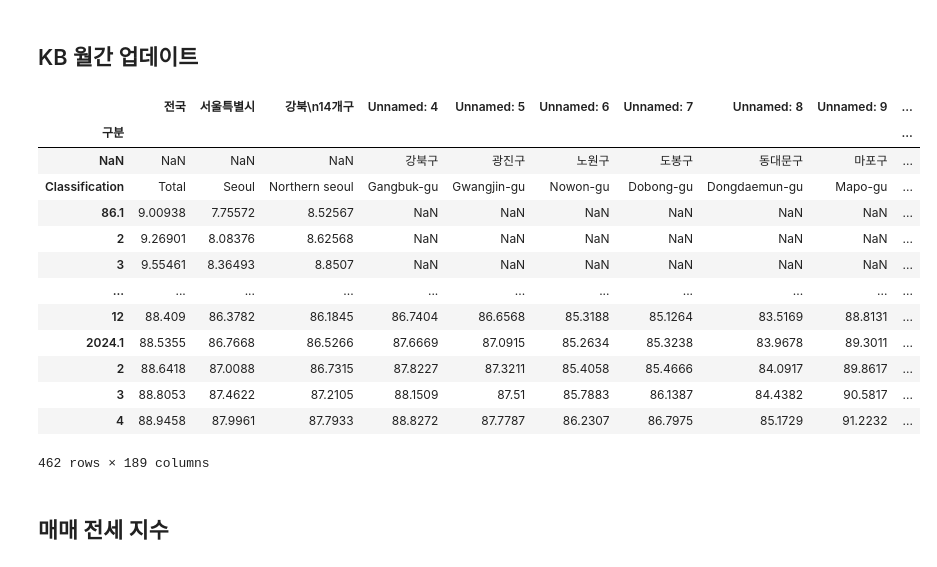
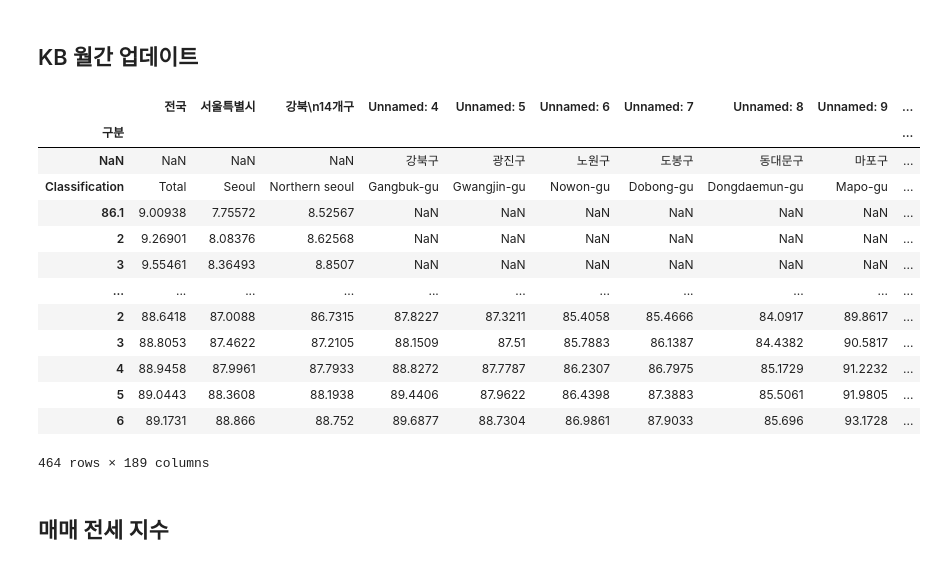
Before and after one commit to sizipusx/fundamental, a Jupyter notebook: jupyterlab/월간 부동산 업데이트.ipynb, the cells around one changed output. Saved outputs shown, nothing was run; the diff lists cells and outputs as text; code cells hidden in the pictures.

```diff
--- a/jupyterlab/월간 부동산 업데이트.ipynb
+++ b/jupyterlab/월간 부동산 업데이트.ipynb
@@ -146,26 +146,26 @@ omt
 ## KB 월간 업데이트
 # %%
 # 연결 1
-file_path = "C://Users/sizip/OneDriveData/개인/data/부동산 기본 파일/202404_월간시계열.xlsx"
+file_path = "C://Users/sizip/OneDriveData/개인/data/부동산 기본 파일/202406_월간시계열.xlsx"
 kbm_dict = pd.ExcelFile(file_path)
 m_df = kbm_dict.parse('2.매매APT', skiprows=1, index_col=0)
 j_df = kbm_dict.parse('6.전세APT', skiprows=1, index_col=0)
 j_df
 # %% [output]
 |  | 전국 | 서울특별시 | 강북\n14개구 | Unnamed: 4 | Unnamed: 5 | Unnamed: 6 | Unnamed: 7 | Unnamed: 8 | Unnamed: 9 | ... |
 | 구분 |  |  |  |  |  |  |  |  |  | ... |
 | NaN | NaN | NaN | NaN | 강북구 | 광진구 | 노원구 | 도봉구 | 동대문구 | 마포구 | ... |
 | Classification | Total | Seoul | Northern seoul | Gangbuk-gu | Gwangjin-gu | Nowon-gu | Dobong-gu | Dongdaemun-gu | Mapo-gu | ... |
 | 86.1 | 9.00938 | 7.75572 | 8.52567 | NaN | NaN | NaN | NaN | NaN | NaN | ... |
 | 2 | 9.26901 | 8.08376 | 8.62568 | NaN | NaN | NaN | NaN | NaN | NaN | ... |
 | 3 | 9.55461 | 8.36493 | 8.8507 | NaN | NaN | NaN | NaN | NaN | NaN | ... |
 | ... | ... | ... | ... | ... | ... | ... | ... | ... | ... | ... |
-| 12 | 88.409 | 86.3782 | 86.1845 | 86.7404 | 86.6568 | 85.3188 | 85.1264 | 83.5169 | 88.8131 | ... |
-| 2024.1 | 88.5355 | 86.7668 | 86.5266 | 87.6669 | 87.0915 | 85.2634 | 85.3238 | 83.9678 | 89.3011 | ... |
 | 2 | 88.6418 | 87.0088 | 86.7315 | 87.8227 | 87.3211 | 85.4058 | 85.4666 | 84.0917 | 89.8617 | ... |
 | 3 | 88.8053 | 87.4622 | 87.2105 | 88.1509 | 87.51 | 85.7883 | 86.1387 | 84.4382 | 90.5817 | ... |
 | 4 | 88.9458 | 87.9961 | 87.7933 | 88.8272 | 87.7787 | 86.2307 | 86.7975 | 85.1729 | 91.2232 | ... |
+| 5 | 89.0443 | 88.3608 | 88.1938 | 89.4406 | 87.9622 | 86.4398 | 87.3883 | 85.5061 | 91.9805 | ... |
+| 6 | 89.1731 | 88.866 | 88.752 | 89.6877 | 88.7304 | 86.9861 | 87.9033 | 85.696 | 93.1728 | ... |
-462 rows × 189 columns
+464 rows × 189 columns
 # %% [markdown]
 ## 매매 전세 지수
 # %%
```
Also changed, not shown: parts of 10 cells of this notebook, 1 other file.
